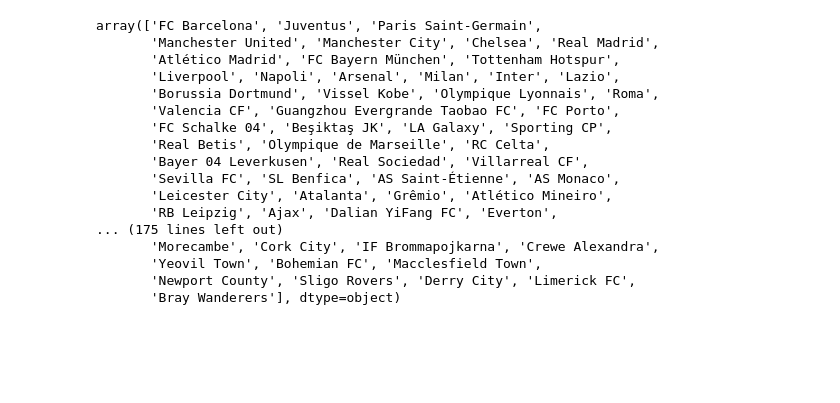
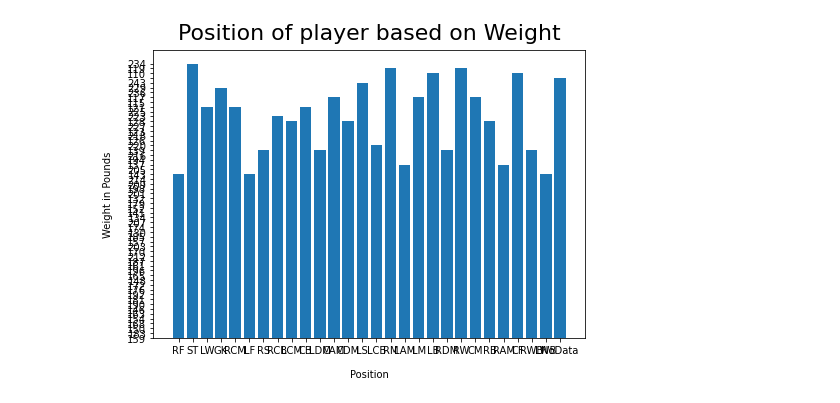
Before and after one commit to bachinaram/DataAnalytics1, a Jupyter notebook: DA1_assignment1.ipynb, the cells around one changed output. Saved outputs shown, nothing was run; the diff lists cells and outputs as text; code cells hidden in the pictures; blank space fills up the shorter version.

```diff
--- a/DA1_assignment1.ipynb
+++ b/DA1_assignment1.ipynb
@@ -43,24 +51,46 @@ df['Club'].hist(bins=100)
-# %%
-import numpy as np
-import matplotlib.pyplot as plt
-import pandas as pd
-df = pd.read_csv('/content/sample_data/football_data.csv')
-print(df["Club"].unique(),)
-# %% [output]
-array(['FC Barcelona', 'Juventus', 'Paris Saint-Germain',
-       'Manchester United', 'Manchester City', 'Chelsea', 'Real Madrid',
-       'Atlético Madrid', 'FC Bayern München', 'Tottenham Hotspur',
-       'Liverpool', 'Napoli', 'Arsenal', 'Milan', 'Inter', 'Lazio',
-       'Borussia Dortmund', 'Vissel Kobe', 'Olympique Lyonnais', 'Roma',
-       'Valencia CF', 'Guangzhou Evergrande Taobao FC', 'FC Porto',
-       'FC Schalke 04', 'Beşiktaş JK', 'LA Galaxy', 'Sporting CP',
-       'Real Betis', 'Olympique de Marseille', 'RC Celta',
-       'Bayer 04 Leverkusen', 'Real Sociedad', 'Villarreal CF',
-       'Sevilla FC', 'SL Benfica', 'AS Saint-Étienne', 'AS Monaco',
-       'Leicester City', 'Atalanta', 'Grêmio', 'Atlético Mineiro',
-       'RB Leipzig', 'Ajax', 'Dalian YiFang FC', 'Everton',
-... (175 lines left out)
-       'Morecambe', 'Cork City', 'IF Brommapojkarna', 'Crewe Alexandra',
-       'Yeovil Town', 'Bohemian FC', 'Macclesfield Town',
-       'Newport County', 'Sligo Rovers', 'Derry City', 'Limerick FC',
-       'Bray Wanderers'], dtype=object)
+# %%
+import numpy as np
+import matplotlib.pyplot as plt
+import pandas as pd
+df = pd.read_csv('/content/sample_data/football_data.csv')
+#df["Club"].unique()
+
+#df["Penalties"].fillna(0.0, inplace = True)
+#a=[]
+#for i in df["Penalties"]:
+#  b=int(i)
+#  a.append(b)
+#x=a
+
+df['Weight'].fillna("0", inplace = True)
+d=[]
+
+for k in df['Weight']:
+  size = len(k)
+  value = k[:size - 3]
+  d.append(value)
+z=d
+
+
+
+
+b=[]
+df["Position"].fillna("NoData", inplace = True)
+for j in df["Position"]:
+  b.append(j)
+y=b
+
+
+fig = plt.figure()
+ax = fig.add_axes([0,0,1,1])
+ax.bar(y,z)
+
+
+
+
+#df["Position"].value_counts().plot(kind='bar')
+plt.ylabel("Weight in Pounds", labelpad=14)
+plt.xlabel("Position", labelpad=14)
+plt.title("Position of player based on Weight", y=1.015, fontsize=22);
+# %% [output]
+[figure, added]
```
Also changed, not shown: parts of 3 cells of this notebook.
